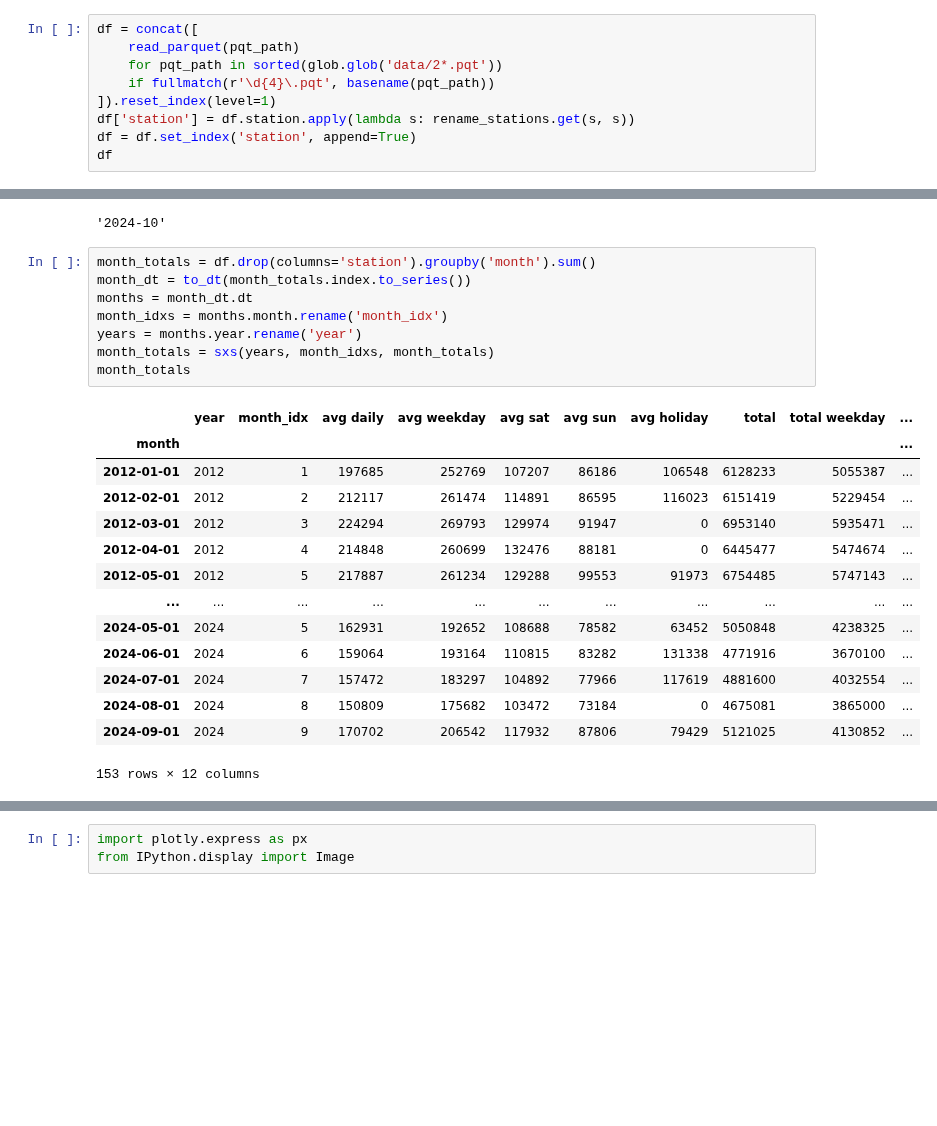
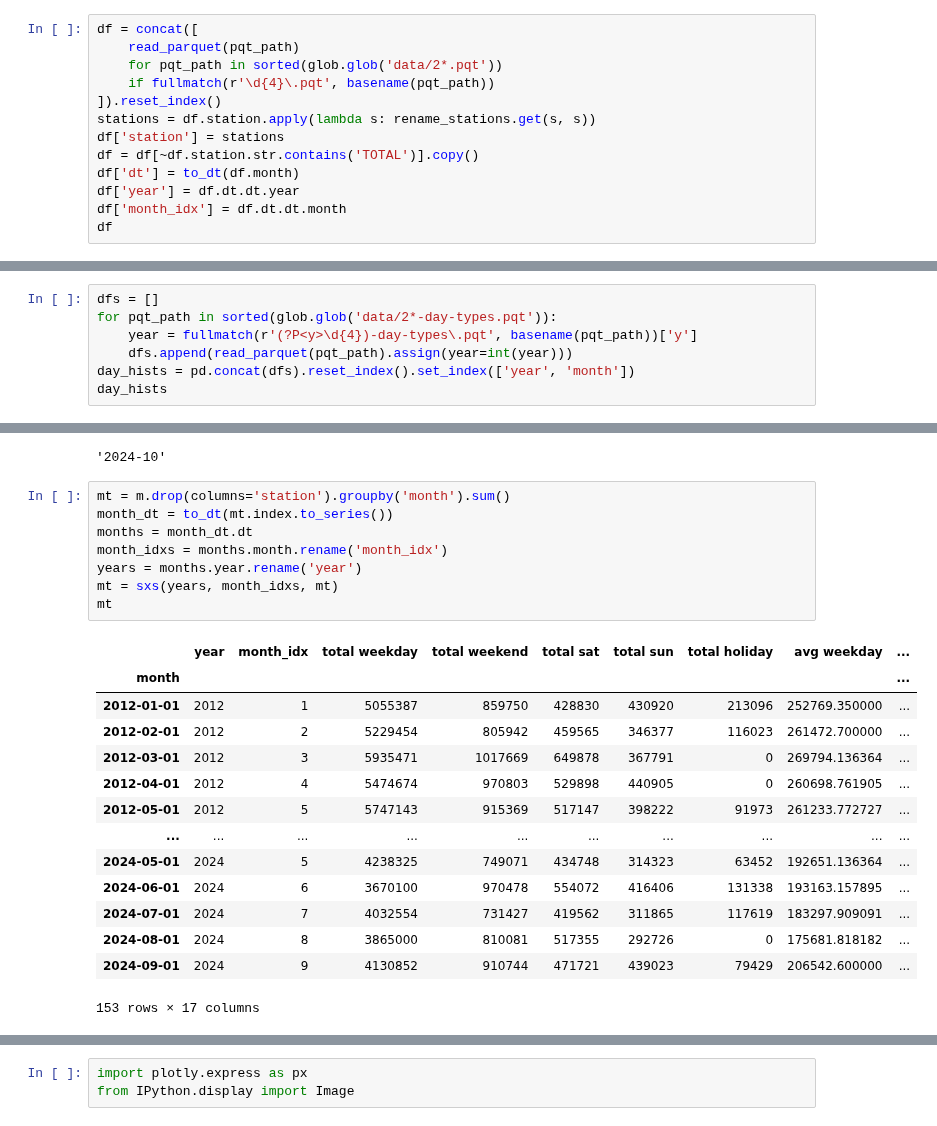
Before and after one commit to hudcostreets/path, a Jupyter notebook: months.ipynb, the cells around one changed output, grey strips where cells are left out. Saved outputs shown, nothing was run; the diff lists cells and outputs as text; blank space fills up the shorter version.

Commit message:
monthly: export day-types.pqt

```diff
--- a/months.ipynb
+++ b/months.ipynb
@@ -28,8 +28,12 @@ df = concat([
     read_parquet(pqt_path)
     for pqt_path in sorted(glob.glob('data/2*.pqt'))
     if fullmatch(r'\d{4}\.pqt', basename(pqt_path))
-]).reset_index(level=1)
-df['station'] = df.station.apply(lambda s: rename_stations.get(s, s))
-df = df.set_index('station', append=True)
+]).reset_index()
+stations = df.station.apply(lambda s: rename_stations.get(s, s))
+df['station'] = stations
+df = df[~df.station.str.contains('TOTAL')].copy()
+df['dt'] = to_dt(df.month)
+df['year'] = df.dt.dt.year
+df['month_idx'] = df.dt.dt.month
 df
 # %% [output]
@@ -49,0 +53,7 @@ df
+# %%
+dfs = []
+for pqt_path in sorted(glob.glob('data/2*-day-types.pqt')):
+    year = fullmatch(r'(?P<y>\d{4})-day-types\.pqt', basename(pqt_path))['y']
+    dfs.append(read_parquet(pqt_path).assign(year=int(year)))
+day_hists = pd.concat(dfs).reset_index().set_index(['year', 'month'])
+day_hists
@@ -109,25 +167,25 @@ end_month
 # %% [output]
 '2024-10'
 # %%
-month_totals = df.drop(columns='station').groupby('month').sum()
-month_dt = to_dt(month_totals.index.to_series())
+mt = m.drop(columns='station').groupby('month').sum()
+month_dt = to_dt(mt.index.to_series())
 months = month_dt.dt
 month_idxs = months.month.rename('month_idx')
 years = months.year.rename('year')
-month_totals = sxs(years, month_idxs, month_totals)
-month_totals
+mt = sxs(years, month_idxs, mt)
+mt
 # %% [output]
-|  | year | month_idx | avg daily | avg weekday | avg sat | avg sun | avg holiday | total | total weekday | ... |
-| month |  |  |  |  |  |  |  |  |  | ... |
-| 2012-01-01 | 2012 | 1 | 197685 | 252769 | 107207 | 86186 | 106548 | 6128233 | 5055387 | ... |
-| 2012-02-01 | 2012 | 2 | 212117 | 261474 | 114891 | 86595 | 116023 | 6151419 | 5229454 | ... |
-| 2012-03-01 | 2012 | 3 | 224294 | 269793 | 129974 | 91947 | 0 | 6953140 | 5935471 | ... |
-| 2012-04-01 | 2012 | 4 | 214848 | 260699 | 132476 | 88181 | 0 | 6445477 | 5474674 | ... |
-| 2012-05-01 | 2012 | 5 | 217887 | 261234 | 129288 | 99553 | 91973 | 6754485 | 5747143 | ... |
-| ... | ... | ... | ... | ... | ... | ... | ... | ... | ... | ... |
-| 2024-05-01 | 2024 | 5 | 162931 | 192652 | 108688 | 78582 | 63452 | 5050848 | 4238325 | ... |
-| 2024-06-01 | 2024 | 6 | 159064 | 193164 | 110815 | 83282 | 131338 | 4771916 | 3670100 | ... |
-| 2024-07-01 | 2024 | 7 | 157472 | 183297 | 104892 | 77966 | 117619 | 4881600 | 4032554 | ... |
-| 2024-08-01 | 2024 | 8 | 150809 | 175682 | 103472 | 73184 | 0 | 4675081 | 3865000 | ... |
-| 2024-09-01 | 2024 | 9 | 170702 | 206542 | 117932 | 87806 | 79429 | 5121025 | 4130852 | ... |
+|  | year | month_idx | total weekday | total weekend | total sat | total sun | total holiday | avg weekday | ... |
+| month |  |  |  |  |  |  |  |  | ... |
+| 2012-01-01 | 2012 | 1 | 5055387 | 859750 | 428830 | 430920 | 213096 | 252769.350000 | ... |
+| 2012-02-01 | 2012 | 2 | 5229454 | 805942 | 459565 | 346377 | 116023 | 261472.700000 | ... |
+| 2012-03-01 | 2012 | 3 | 5935471 | 1017669 | 649878 | 367791 | 0 | 269794.136364 | ... |
+| 2012-04-01 | 2012 | 4 | 5474674 | 970803 | 529898 | 440905 | 0 | 260698.761905 | ... |
+| 2012-05-01 | 2012 | 5 | 5747143 | 915369 | 517147 | 398222 | 91973 | 261233.772727 | ... |
+| ... | ... | ... | ... | ... | ... | ... | ... | ... | ... |
+| 2024-05-01 | 2024 | 5 | 4238325 | 749071 | 434748 | 314323 | 63452 | 192651.136364 | ... |
+| 2024-06-01 | 2024 | 6 | 3670100 | 970478 | 554072 | 416406 | 131338 | 193163.157895 | ... |
+| 2024-07-01 | 2024 | 7 | 4032554 | 731427 | 419562 | 311865 | 117619 | 183297.909091 | ... |
+| 2024-08-01 | 2024 | 8 | 3865000 | 810081 | 517355 | 292726 | 0 | 175681.818182 | ... |
+| 2024-09-01 | 2024 | 9 | 4130852 | 910744 | 471721 | 439023 | 79429 | 206542.600000 | ... |
-153 rows × 12 columns
+153 rows × 17 columns
```
Also changed, not shown: parts of 16 cells of this notebook, 47 other files.
